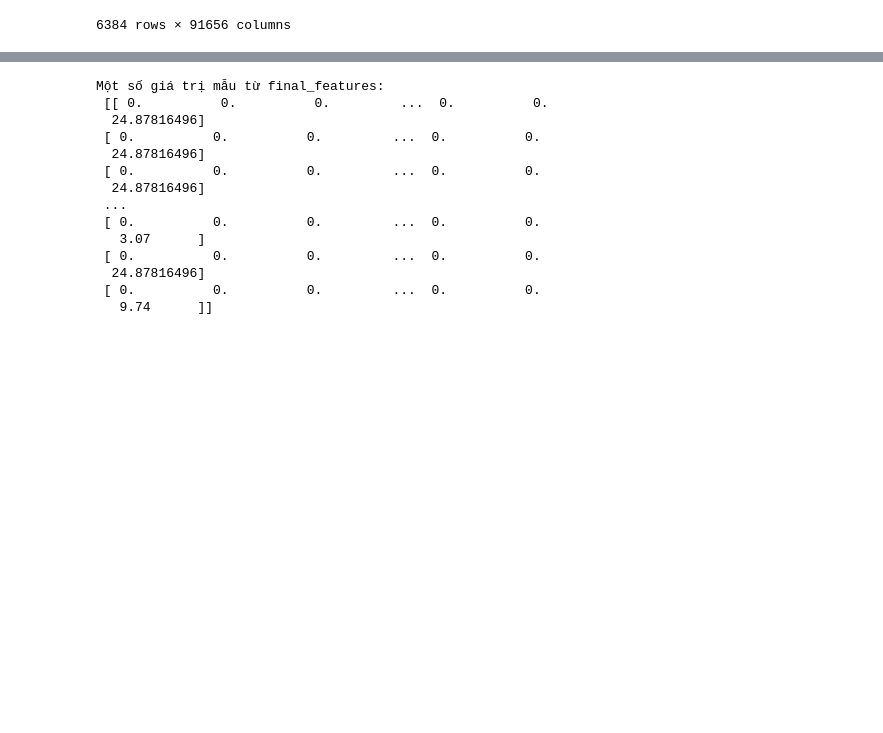
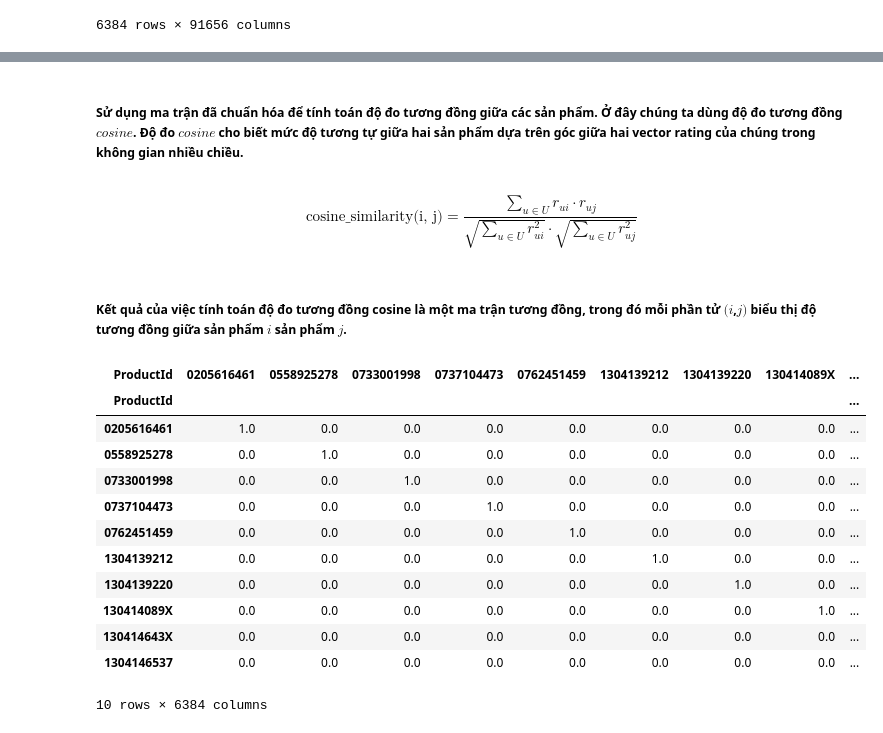
Before and after one commit to npm11/Recommendation-System-Project, a Jupyter notebook: RS_Project_Notebook.ipynb, the cells around one changed output, grey strips where cells are left out. Saved outputs shown, nothing was run; the diff lists cells and outputs as text; code cells hidden in the pictures; blank space fills up the shorter version.

```diff
--- a/RS_Project_Notebook.ipynb
+++ b/RS_Project_Notebook.ipynb
@@ -365,32 +108,0 @@ Kích thước của final_features: (259204, 1285)
-# %%
-import numpy as np
-import pandas as pd
-from scipy.sparse import csr_matrix
-from sklearn.metrics.pairwise import cosine_similarity
-
-# Tạo một ma trận dữ liệu ví dụ
-data = np.array([[1, 0, 3],
-                 [4, 0, 0],
-                 [1, 2, 0],
-                 [0, 0, 0]])
-
-# Chuyển đổi sang định dạng sparse matrix
-sparse_matrix = csr_matrix(data)
-
-# Tính toán độ đo tương đồng cosine giữa các hàng của ma trận
-item_similarity = cosine_similarity(sparse_matrix)
-
-# Chuyển đổi matrix tương đồng sang DataFrame để dễ đọc
-item_similarity_df = pd.DataFrame(item_similarity, index=[f'item_{i}' for i in range(data.shape[0])],
-                                  columns=[f'item_{i}' for i in range(data.shape[0])])
-
-# In ra ma trận tương đồng cosine
-print("Ma trận dữ liệu:")
-print(data)
-print("\nMa trận tương đồng cosine:")
-print(item_similarity_df)
-
-# Kiểm tra các giá trị trên đường chéo của ma trận tương đồng
-diagonal_values = np.diag(item_similarity_df.values)
-print("\nGiá trị trên đường chéo của ma trận tương đồng:")
-print(diagonal_values)
@@ -413,18 +109,6 @@ Giá trị trên đường chéo của ma trận tương đồng:
-# %%
-# Xem một số giá trị mẫu từ final_features
-print("Một số giá trị mẫu từ final_features:\n", final_features_dense[:1000])
-# %% [output]
-Một số giá trị mẫu từ final_features:
- [[ 0.          0.          0.         ...  0.          0.
-  24.87816496]
- [ 0.          0.          0.         ...  0.          0.
-  24.87816496]
- [ 0.          0.          0.         ...  0.          0.
-  24.87816496]
- ...
- [ 0.          0.          0.         ...  0.          0.
-   3.07      ]
- [ 0.          0.          0.         ...  0.          0.
-  24.87816496]
- [ 0.          0.          0.         ...  0.          0.
-   9.74      ]]
+# %% [markdown]
+##### Sử dụng ma trận đã chuẩn hóa để tính toán độ đo tương đồng giữa các sản phẩm. Ở đây chúng ta dùng độ đo tương đồng $cosine$. Độ đo $cosine$ cho biết mức độ tương tự giữa hai sản phẩm dựa trên góc giữa hai vector rating của chúng trong không gian nhiều chiều.
+# %% [markdown]
+$$
+\text{cosine{\_similarity}(i, j)} = \frac{\sum_{u \in U} r_{ui} \cdot r_{uj}}{\sqrt{\sum_{u \in U} r_{ui}^2} \cdot \sqrt{\sum_{u \in U} r_{uj}^2}}
+$$
@@ -430,0 +120,22 @@ Một số giá trị mẫu từ final_features:
+# %% [markdown]
+##### Kết quả của việc tính toán độ đo tương đồng cosine là một ma trận tương đồng, trong đó mỗi phần tử $(i$,$j)$ biểu thị độ tương đồng giữa sản phẩm $𝑖$ sản phẩm $j$.
+# %%
+# Chuyển đổi matrix tương đồng sang DataFrame để dễ đọc
+item_similarity_df = pd.DataFrame(item_similarity, index=utility_matrix.index, columns=utility_matrix.index)
+
+# Hiển thị item similarity matrix
+item_similarity_df.head(10)
+# %% [output]
+| ProductId | 0205616461 | 0558925278 | 0733001998 | 0737104473 | 0762451459 | 1304139212 | 1304139220 | 130414089X | ... |
+| ProductId |  |  |  |  |  |  |  |  | ... |
+| 0205616461 | 1.0 | 0.0 | 0.0 | 0.0 | 0.0 | 0.0 | 0.0 | 0.0 | ... |
+| 0558925278 | 0.0 | 1.0 | 0.0 | 0.0 | 0.0 | 0.0 | 0.0 | 0.0 | ... |
+| 0733001998 | 0.0 | 0.0 | 1.0 | 0.0 | 0.0 | 0.0 | 0.0 | 0.0 | ... |
+| 0737104473 | 0.0 | 0.0 | 0.0 | 1.0 | 0.0 | 0.0 | 0.0 | 0.0 | ... |
+| 0762451459 | 0.0 | 0.0 | 0.0 | 0.0 | 1.0 | 0.0 | 0.0 | 0.0 | ... |
+| 1304139212 | 0.0 | 0.0 | 0.0 | 0.0 | 0.0 | 1.0 | 0.0 | 0.0 | ... |
+| 1304139220 | 0.0 | 0.0 | 0.0 | 0.0 | 0.0 | 0.0 | 1.0 | 0.0 | ... |
+| 130414089X | 0.0 | 0.0 | 0.0 | 0.0 | 0.0 | 0.0 | 0.0 | 1.0 | ... |
+| 130414643X | 0.0 | 0.0 | 0.0 | 0.0 | 0.0 | 0.0 | 0.0 | 0.0 | ... |
+| 1304146537 | 0.0 | 0.0 | 0.0 | 0.0 | 0.0 | 0.0 | 0.0 | 0.0 | ... |
+10 rows × 6384 columns
```
Also changed, not shown: parts of 57 cells of this notebook.
